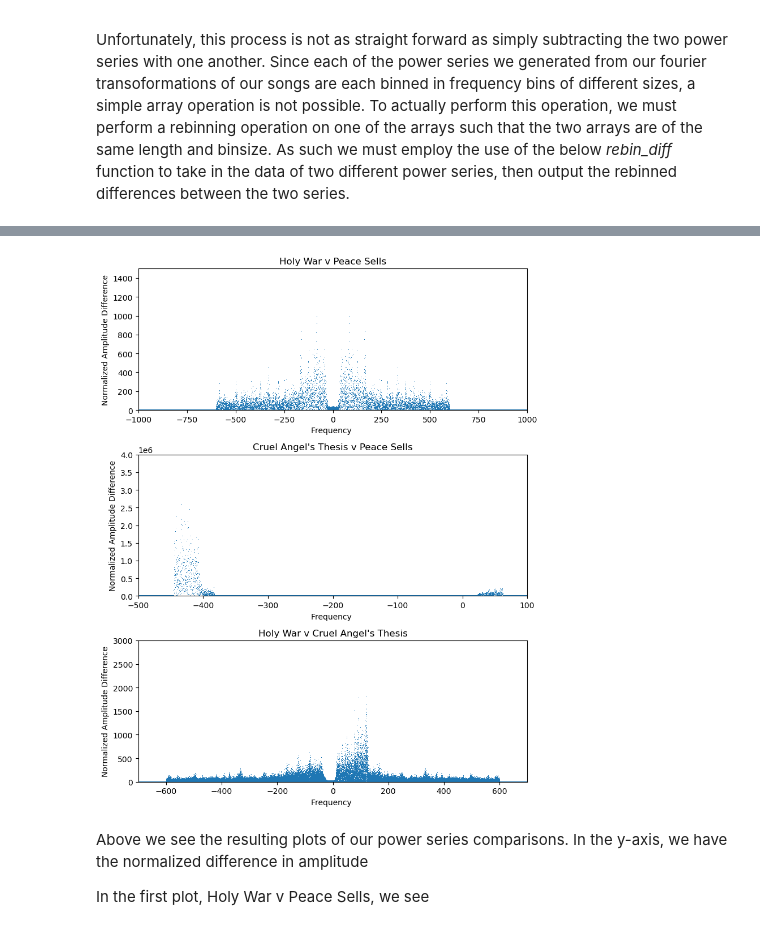
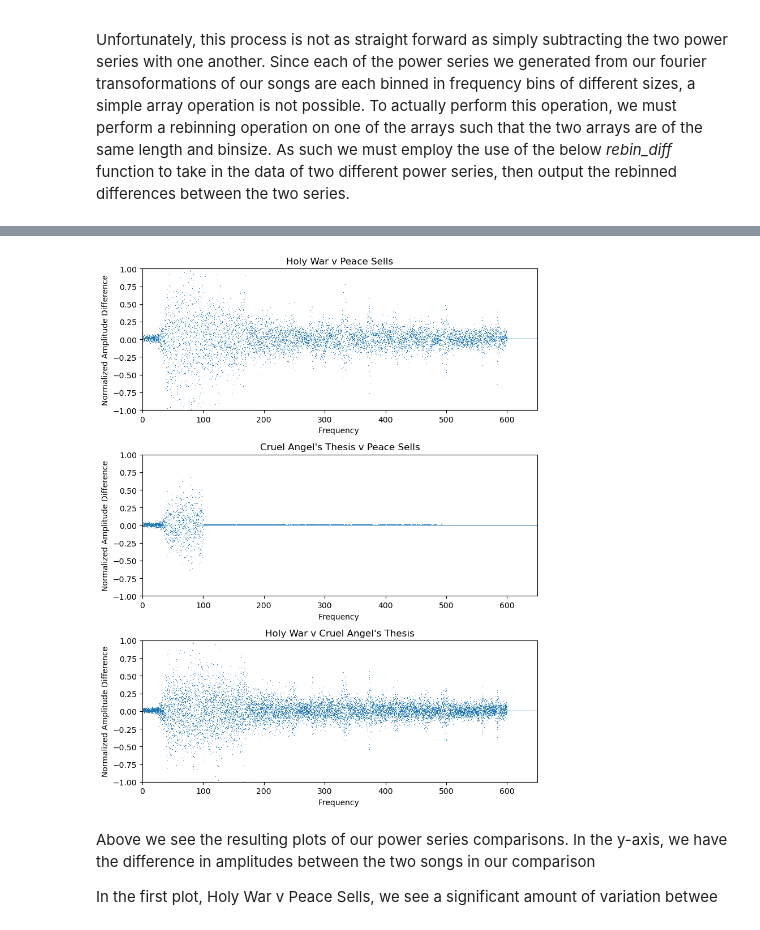
Before and after one commit to coldmayo/Megadeth-Analysis, a Jupyter notebook: ppw_analysis.ipynb, the cells around one changed output, grey strips where cells are left out. Drawn from its saved outputs; the diff is of its cells as text; code cells hidden in the pictures.

```diff
--- a/ppw_analysis.ipynb
+++ b/ppw_analysis.ipynb
@@ -138,6 +126,9 @@ def rebin_diff(fft_1, fft_2, freq_1, freq_2):
             f_dist = np.abs(freq_2[i] - freq_1[j])
             norm_f_dist = f_dist/dist
 
+            if norm_f_dist > 1:
+                print(i,j)
+
             # adds data to amp_diff array
             amp_diff[j] -= fft_2[i]*(1-norm_f_dist)
             amp_diff[j+1] -= fft_2[i]*norm_f_dist
@@ -148,4 +139,4 @@ def rebin_diff(fft_1, fft_2, freq_1, freq_2):
             # significant problems
             amp_diff[j] -= fft_2[i]
 
-    return amp_diff
+    return freq_1, amp_diff
@@ -184,0 +143,2 @@ hw_v_cat_renorm_diff = hw_v_cat_norm_diff/np.max(np.abs(hw_v_cat_norm_diff))
+# %%
+cat_N = len(cat_freq)
@@ -185,29 +147,50 @@ hw_v_cat_renorm_diff = hw_v_cat_norm_diff/np.max(np.abs(hw_v_cat_norm_diff))
+# %%
+# generating arrays of the differences between the song power series using rebin function
+
+ps_v_hw_freq, ps_v_hw_diff = rebin_diff(ps_norm_fft[0:ps_N//2],
+                                        hw_norm_fft[0:hw_N//2],
+                                        ps_freq[0:ps_N//2],
+                                        hw_freq[0:hw_N//2])
+
+cat_v_ps_freq, cat_v_ps_diff = rebin_diff(ps_norm_fft[0:ps_N//2],
+                                          cat_norm_fft[0:cat_N//2],
+                                          ps_freq[0:ps_N//2],
+                                          cat_freq[0:cat_N//2])
+
+hw_v_cat_freq, hw_v_cat_diff = rebin_diff(cat_norm_fft[0:cat_N//2],
+                                          hw_norm_fft[0:hw_N//2],
+                                          cat_freq[0:cat_N//2],
+                                          hw_freq[0:hw_N//2])
 # %%
+# plotting our results
+
 fig, ax = plt.subplots(3,1, figsize = (8,10))
 
-ax[0].plot(ps_freq,ps_v_hw_diff, marker = ",", linestyle="")
-ax[0].axis([-1000,1000,0,1500])
+# Holy War v Peace Sells
+ax[0].plot(ps_v_hw_freq, ps_v_hw_diff, marker = ",", linestyle="")
+ax[0].axis([0,650,-1,1])
 ax[0].set_xlabel("Frequency ")
 ax[0].set_ylabel("Normalized Amplitude Difference")
 ax[0].set_title("Holy War v Peace Sells")
 
-
-ax[1].plot(cat_freq, cat_v_ps_diff, marker = ",", linestyle="")
-ax[1].axis([-500,100,0,4000000])
+# Cruel Angel's Thesis v Peace Sells
+ax[1].plot(cat_v_ps_freq, cat_v_ps_diff, marker = ",", linestyle="")
+ax[1].axis([0,650,-1,1])
 ax[1].set_xlabel("Frequency ")
 ax[1].set_ylabel("Normalized Amplitude Difference")
 ax[1].set_title("Cruel Angel's Thesis v Peace Sells")
 
-ax[2].plot(hw_freq, hw_v_cat_diff, marker = ",", linestyle="")
-ax[2].axis([-700,700,0,3000])
+# Holy War v Cruel Angel's Thesis
+ax[2].plot(hw_v_cat_freq, hw_v_cat_diff, marker = ",", linestyle="")
+ax[2].axis([0,650,-1,1])
 ax[2].set_xlabel("Frequency ")
 ax[2].set_ylabel("Normalized Amplitude Difference")
 ax[2].set_title("Holy War v Cruel Angel's Thesis")
 
 plt.tight_layout()
 # %% [output]
-[figure, old version]
+[figure, new version]
 # %% [markdown]
-Above we see the resulting plots of our power series comparisons. In the y-axis, we have the normalized difference in amplitude
+Above we see the resulting plots of our power series comparisons. In the y-axis, we have the difference in amplitudes between the two songs in our comparison
 
-In the first plot, Holy War v Peace Sells, we see
+In the first plot, Holy War v Peace Sells, we see a significant amount of variation betwee
```
Also changed, not shown: parts of 10 cells of this notebook.
